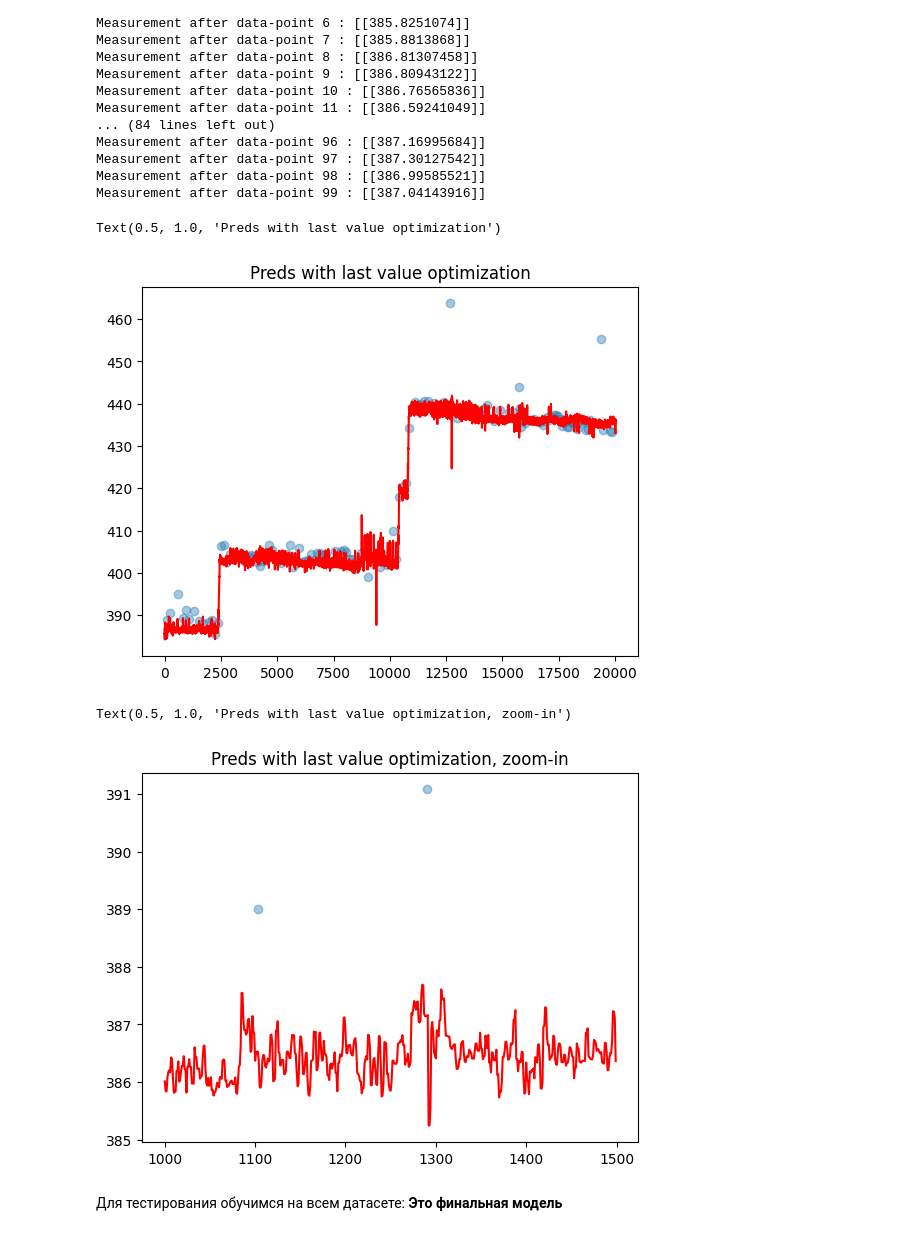
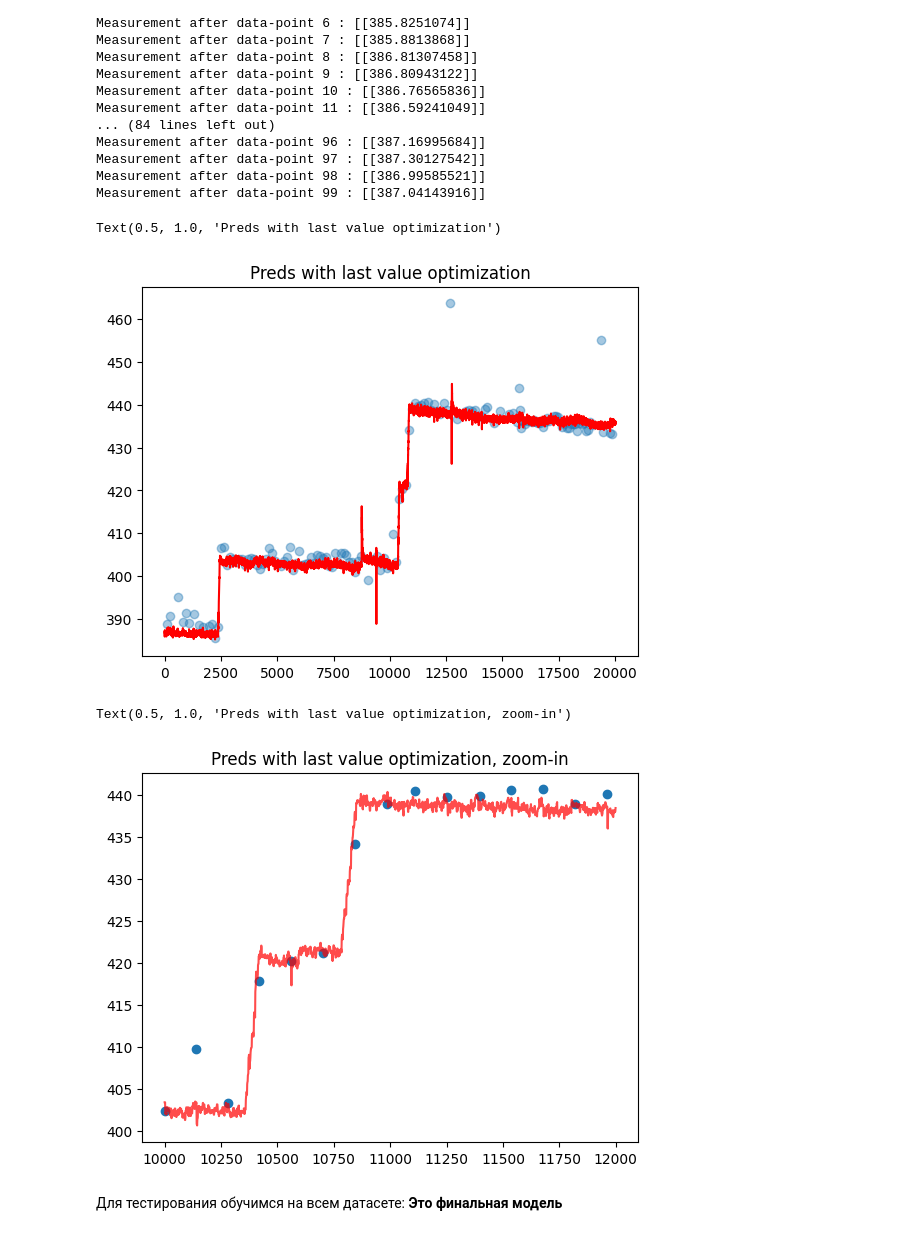
Before and after one commit to phyzzmat/hackathon, a Jupyter notebook: my_solution.ipynb, the cells around one changed output. Cells and saved outputs as stored; diff of their text form; code cells hidden in the pictures.

```diff
--- a/my_solution.ipynb
+++ b/my_solution.ipynb
@@ -406,7 +408,10 @@ class LiqRatePredictor:
                 self.recent_data_full[self.FEATURES].to_numpy().reshape(1, -1)
             )
         )
-        pred = self.scalery.inverse_transform(pred)
+        try:
+            pred = self.scalery.inverse_transform(pred)
+        except:
+            pred = self.scalery.inverse_transform([pred])
         if any(self.recent_data == 0): # corrupted data?
             return self.last_pred
         self.last_pred = pred
@@ -530,14 +535,14 @@ plt.plot(df.index[2:], res, label='Predicted', c='red')
 plt.title('Preds with last value optimization')
 # %% [output]
 Text(0.5, 1.0, 'Preds with last value optimization')
-[figure, old version]
+[figure, new version]
 # %%
-plt.scatter(y.loc[10000:12000].index, y.loc[1000:1500], label='Real', alpha=0.4)
-plt.plot(df.index[10000:12000], res[1000-2:1500-2], label='Predicted', c='red')
+plt.scatter(y.loc[10000:12000].index, y.loc[10000:12000], label='Real', alpha=1)
+plt.plot(df.index[10000:12000], res[10000-2:12000-2], label='Predicted', c='red', alpha=0.7)
 plt.title('Preds with last value optimization, zoom-in')
 # %% [output]
 Text(0.5, 1.0, 'Preds with last value optimization, zoom-in')
-[figure, old version]
+[figure, new version]
 # %% [markdown]
 Для тестирования обучимся на всем датасете: **Это финальная модель**
 # %%
```
Also changed, not shown: parts of 7 cells of this notebook.
